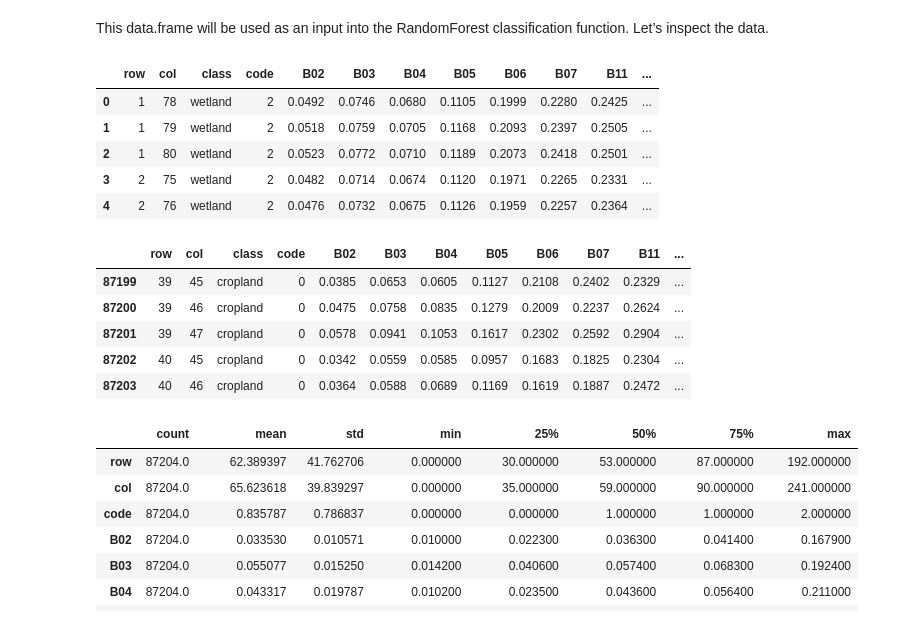
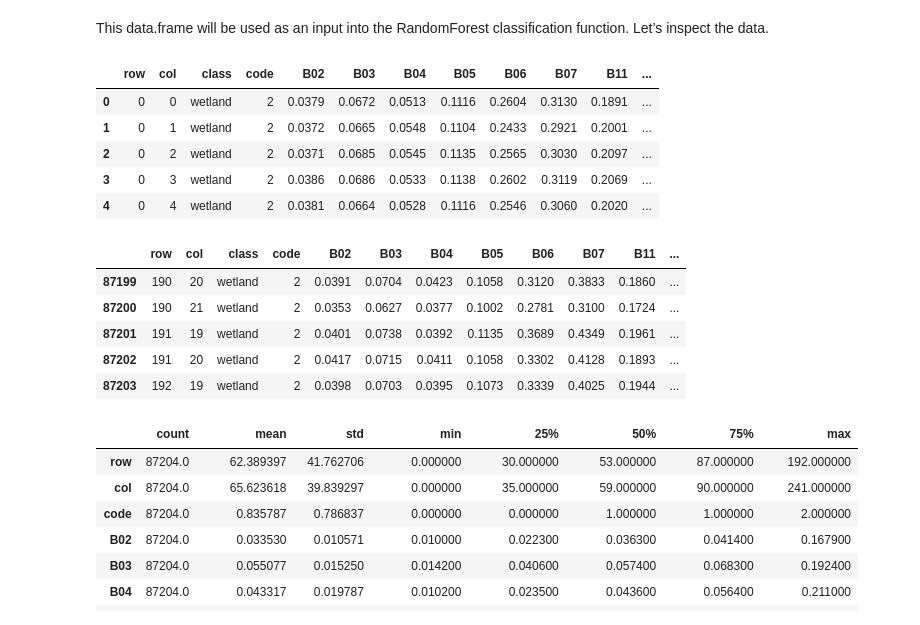
Before and after one commit to amrirasyidi/AdvancedRasterAnalysis, a Jupyter notebook: python/notebook.ipynb, the cells around one changed output. Drawn from its saved outputs; the diff is of its cells as text; code cells hidden in the pictures.

```diff
--- a/python/notebook.ipynb
+++ b/python/notebook.ipynb
@@ -289,13 +290,13 @@ else:
 ## Training data preparation
 For this exercise, we will do a very simple classification for 2020 using three classes: forest, cropland and wetland. While for other purposes it is usually better to define more classes (and possibly fuse classes later), a simple classification like this one could be useful, for example, to construct a forest mask for the year 2020.
 # %%
-training_label = gpd.read_file(DATA_DIR / 'trainingPoly.csv')
-training_label = training_label.set_crs(gewata_with_ndvi.rio.crs)
-training_label = training_label.drop(columns=[
+training_polygons = gpd.read_file(DATA_DIR / 'trainingPoly.csv')
+training_polygons = training_polygons.set_crs(gewata_with_ndvi.rio.crs)
+training_polygons = training_polygons.drop(columns=[
     'WKT',
     # 'Code'
     ]) # Drop WKT column as it is redundant with geometry column
-training_label.head(3)
+training_polygons.head(3)
 # %% [output]
 |  | OBJECTID | Class | geometry |
 | 0 | 1 | wetland | POLYGON ((821935.575 833523.320, ... |
@@ -321,10 +322,10 @@ Text(0.5, 1.0, 'Overlay Plot')
 The training classes are labelled as string labels. For this exercise, we will need to work with integer classes, so we will need to first ‘relabel’ our training classes. There are several approaches that could be used to convert these classes to integer codes.
 # %%
 # Convert the 'Class' column to a categorical dtype (factor in R)
-training_label['Class'] = training_label['Class'].astype('category')
+training_polygons['Class'] = training_polygons['Class'].astype('category')
 
 # Check summary statistics of the 'Class' column after conversion
-training_label['Class'].describe()
+training_polygons['Class'].describe()
 # %% [output]
 count           16
 unique           3
@@ -333,10 +334,10 @@ freq             6
 Name: Class, dtype: object
 # %%
 # Make a new 'Code' column by converting the factor levels to integers
-training_label['Code'] = training_label['Class'].cat.codes
+training_polygons['Code'] = training_polygons['Class'].cat.codes
 
 # Inspect the new 'Code' column
-training_label['Code'].describe()
+training_polygons['Code'].describe()
 # %% [output]
 count    16.000000
 mean      0.937500
@@ -376,9 +377,9 @@ Our goal in preprocessing this data is to have a table of values representing al
 # https://gis.stackexchange.com/a/260380/140116
 
 new_band_names = gewata_with_ndvi.band.values.tolist()
-geoms_list = training_label.geometry.values
-class_list = training_label.Class.values
-code_list = training_label.Code.values
+geoms_list = training_polygons.geometry.values
+class_list = training_polygons.Class.values
+code_list = training_polygons.Code.values
 
 # for each polygon, extract the raster values
 gdf_list = []
@@ -416,41 +417,41 @@ for geometry, _class, _code in tqdm(zip(geoms_list, class_list, code_list), tota
 
     gdf_list.append(semi_final_gdf)
 
-final_gdf = pd.concat(gdf_list)
+training_label = pd.concat(gdf_list)
 
 # coordinate transformation
 T1 = out_transform * Affine.translation(0.5, 0.5) # reference the pixel centre
 rc2xy = lambda r, c: T1 * (c, r) # row col to xy
 
-final_gdf['x'] = final_gdf.apply(lambda row: rc2xy(row.row,row.col)[0], axis=1)
-final_gdf['y'] = final_gdf.apply(lambda row: rc2xy(row.row,row.col)[1], axis=1)
+training_label['x'] = training_label.apply(lambda row: rc2xy(row.row,row.col)[0], axis=1)
+training_label['y'] = training_label.apply(lambda row: rc2xy(row.row,row.col)[1], axis=1)
 
 # add geometry
-final_gdf = gpd.GeoDataFrame(
-    final_gdf,
-    geometry=gpd.points_from_xy(final_gdf.x, final_gdf.y),
-    crs=training_label.crs
+training_label = gpd.GeoDataFrame(
+    training_label,
+    geometry=gpd.points_from_xy(training_label.x, training_label.y),
+    crs=training_polygons.crs
     )
 
-final_gdf = final_gdf.reset_index().drop(columns=['index'])
+training_label = training_label.sort_values(by=['row','col']).reset_index().drop(columns=['index'])
 # %% [markdown]
 This data.frame will be used as an input into the RandomForest classification function. Let’s inspect the data.
 # %%
-final_gdf.head()
+training_label.head()
 # %% [output]
 |  | row | col | class | code | B02 | B03 | B04 | B05 | B06 | B07 | B11 | ... |
-| 0 | 1 | 78 | wetland | 2 | 0.0492 | 0.0746 | 0.0680 | 0.1105 | 0.1999 | 0.2280 | 0.2425 | ... |
-| 1 | 1 | 79 | wetland | 2 | 0.0518 | 0.0759 | 0.0705 | 0.1168 | 0.2093 | 0.2397 | 0.2505 | ... |
-| 2 | 1 | 80 | wetland | 2 | 0.0523 | 0.0772 | 0.0710 | 0.1189 | 0.2073 | 0.2418 | 0.2501 | ... |
-| 3 | 2 | 75 | wetland | 2 | 0.0482 | 0.0714 | 0.0674 | 0.1120 | 0.1971 | 0.2265 | 0.2331 | ... |
-| 4 | 2 | 76 | wetland | 2 | 0.0476 | 0.0732 | 0.0675 | 0.1126 | 0.1959 | 0.2257 | 0.2364 | ... |
+| 0 | 0 | 0 | wetland | 2 | 0.0379 | 0.0672 | 0.0513 | 0.1116 | 0.2604 | 0.3130 | 0.1891 | ... |
+| 1 | 0 | 1 | wetland | 2 | 0.0372 | 0.0665 | 0.0548 | 0.1104 | 0.2433 | 0.2921 | 0.2001 | ... |
+| 2 | 0 | 2 | wetland | 2 | 0.0371 | 0.0685 | 0.0545 | 0.1135 | 0.2565 | 0.3030 | 0.2097 | ... |
+| 3 | 0 | 3 | wetland | 2 | 0.0386 | 0.0686 | 0.0533 | 0.1138 | 0.2602 | 0.3119 | 0.2069 | ... |
+| 4 | 0 | 4 | wetland | 2 | 0.0381 | 0.0664 | 0.0528 | 0.1116 | 0.2546 | 0.3060 | 0.2020 | ... |
 # %%
-final_gdf.tail()
+training_label.tail()
 # %% [output]
 |  | row | col | class | code | B02 | B03 | B04 | B05 | B06 | B07 | B11 | ... |
-| 87199 | 39 | 45 | cropland | 0 | 0.0385 | 0.0653 | 0.0605 | 0.1127 | 0.2108 | 0.2402 | 0.2329 | ... |
-| 87200 | 39 | 46 | cropland | 0 | 0.0475 | 0.0758 | 0.0835 | 0.1279 | 0.2009 | 0.2237 | 0.2624 | ... |
-| 87201 | 39 | 47 | cropland | 0 | 0.0578 | 0.0941 | 0.1053 | 0.1617 | 0.2302 | 0.2592 | 0.2904 | ... |
-| 87202 | 40 | 45 | cropland | 0 | 0.0342 | 0.0559 | 0.0585 | 0.0957 | 0.1683 | 0.1825 | 0.2304 | ... |
-| 87203 | 40 | 46 | cropland | 0 | 0.0364 | 0.0588 | 0.0689 | 0.1169 | 0.1619 | 0.1887 | 0.2472 | ... |
+| 87199 | 190 | 20 | wetland | 2 | 0.0391 | 0.0704 | 0.0423 | 0.1058 | 0.3120 | 0.3833 | 0.1860 | ... |
+| 87200 | 190 | 21 | wetland | 2 | 0.0353 | 0.0627 | 0.0377 | 0.1002 | 0.2781 | 0.3100 | 0.1724 | ... |
+| 87201 | 191 | 19 | wetland | 2 | 0.0401 | 0.0738 | 0.0392 | 0.1135 | 0.3689 | 0.4349 | 0.1961 | ... |
+| 87202 | 191 | 20 | wetland | 2 | 0.0417 | 0.0715 | 0.0411 | 0.1058 | 0.3302 | 0.4128 | 0.1893 | ... |
+| 87203 | 192 | 19 | wetland | 2 | 0.0398 | 0.0703 | 0.0395 | 0.1073 | 0.3339 | 0.4025 | 0.1944 | ... |
 # %%
```
Also changed, not shown: parts of 32 cells of this notebook.
